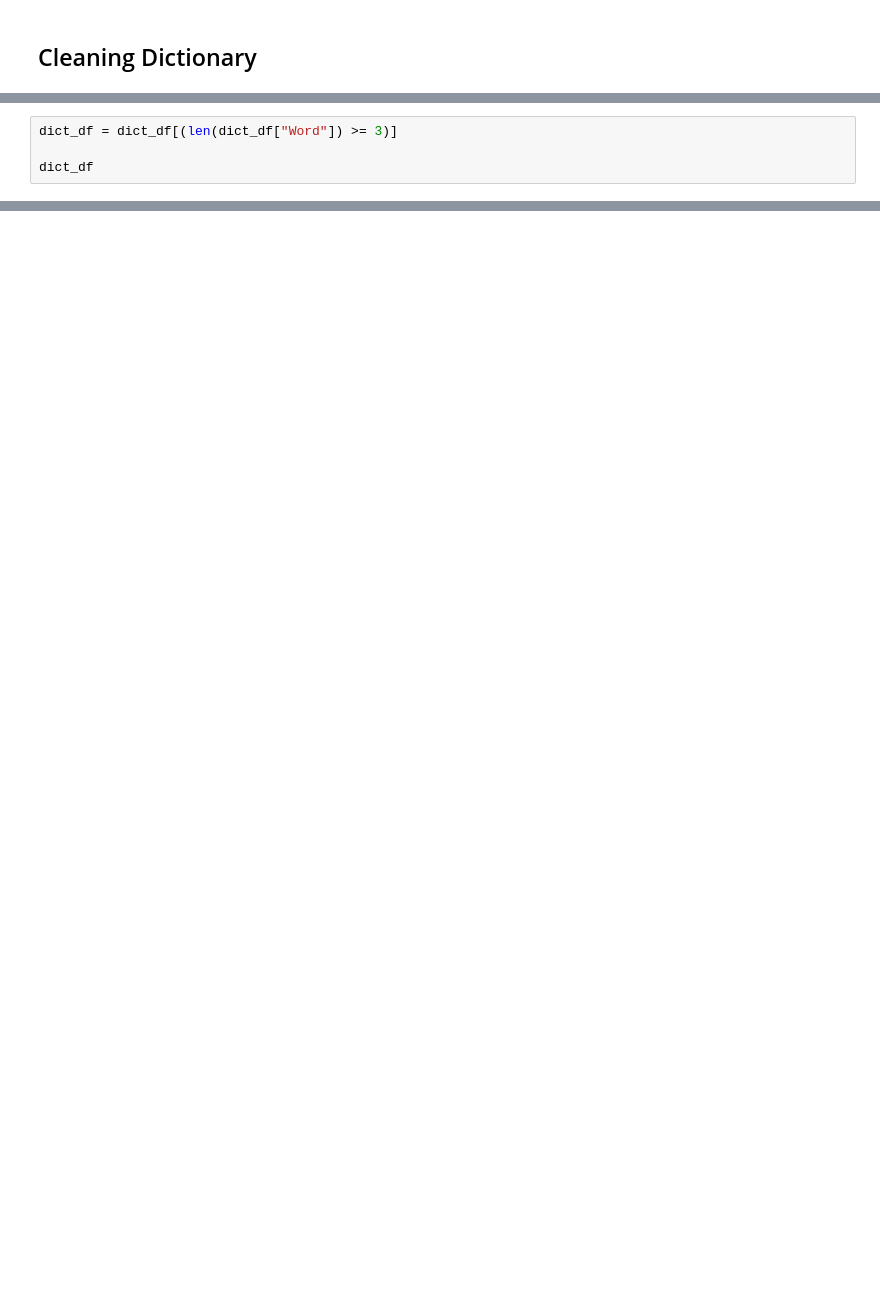
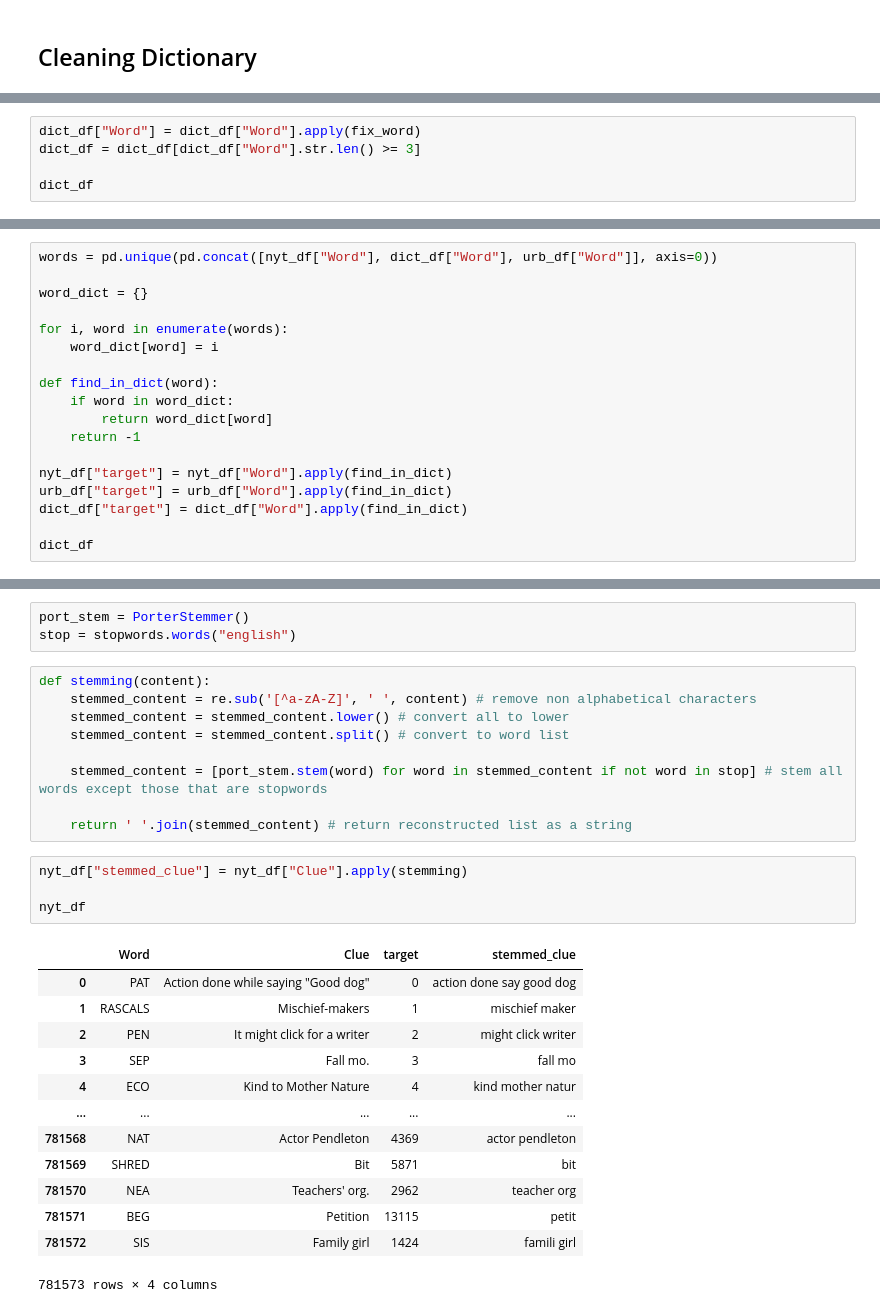
Before and after one commit to VincentZhao12/nyt-crossed, a Jupyter notebook: cross/training.ipynb, the cells around one changed output, grey strips where cells are left out. Cells and saved outputs as stored; diff of their text form; blank space fills up the shorter version.

```diff
--- a/cross/training.ipynb
+++ b/cross/training.ipynb
@@ -141,5 +195,6 @@ dtype: object
 # %%
-dict_df = dict_df[(len(dict_df["Word"]) >= 3)]
+dict_df["Word"] = dict_df["Word"].apply(fix_word)
+dict_df = dict_df[dict_df["Word"].str.len() >= 3]
 
 dict_df
 # %% [output]
@@ -146,0 +216,18 @@ ValueError: "len" is not a supported function
+# %%
+words = pd.unique(pd.concat([nyt_df["Word"], dict_df["Word"], urb_df["Word"]], axis=0))
+
+word_dict = {}
+
+for i, word in enumerate(words):
+    word_dict[word] = i
+
+def find_in_dict(word):
+    if word in word_dict:
+        return word_dict[word]
+    return -1
+
+nyt_df["target"] = nyt_df["Word"].apply(find_in_dict)
+urb_df["target"] = urb_df["Word"].apply(find_in_dict)
+dict_df["target"] = dict_df["Word"].apply(find_in_dict)
+
+dict_df
@@ -146,0 +255,30 @@ ValueError: "len" is not a supported function
+# %%
+port_stem = PorterStemmer()
+stop = stopwords.words("english")
+# %%
+def stemming(content):
+    stemmed_content = re.sub('[^a-zA-Z]', ' ', content) # remove non alphabetical characters
+    stemmed_content = stemmed_content.lower() # convert all to lower
+    stemmed_content = stemmed_content.split() # convert to word list
+
+    stemmed_content = [port_stem.stem(word) for word in stemmed_content if not word in stop] # stem all words except those that are stopwords
+
+    return ' '.join(stemmed_content) # return reconstructed list as a string
+# %%
+nyt_df["stemmed_clue"] = nyt_df["Clue"].apply(stemming)
+
+nyt_df
+# %% [output]
+|  | Word | Clue | target | stemmed_clue |
+| 0 | PAT | Action done while saying "Good dog" | 0 | action done say good dog |
+| 1 | RASCALS | Mischief-makers | 1 | mischief maker |
+| 2 | PEN | It might click for a writer | 2 | might click writer |
+| 3 | SEP | Fall mo. | 3 | fall mo |
+| 4 | ECO | Kind to Mother Nature | 4 | kind mother natur |
+| ... | ... | ... | ... | ... |
+| 781568 | NAT | Actor Pendleton | 4369 | actor pendleton |
+| 781569 | SHRED | Bit | 5871 | bit |
+| 781570 | NEA | Teachers' org. | 2962 | teacher org |
+| 781571 | BEG | Petition | 13115 | petit |
+| 781572 | SIS | Family girl | 1424 | famili girl |
+781573 rows × 4 columns
```
Also changed, not shown: parts of 14 cells of this notebook, 3 other files.
